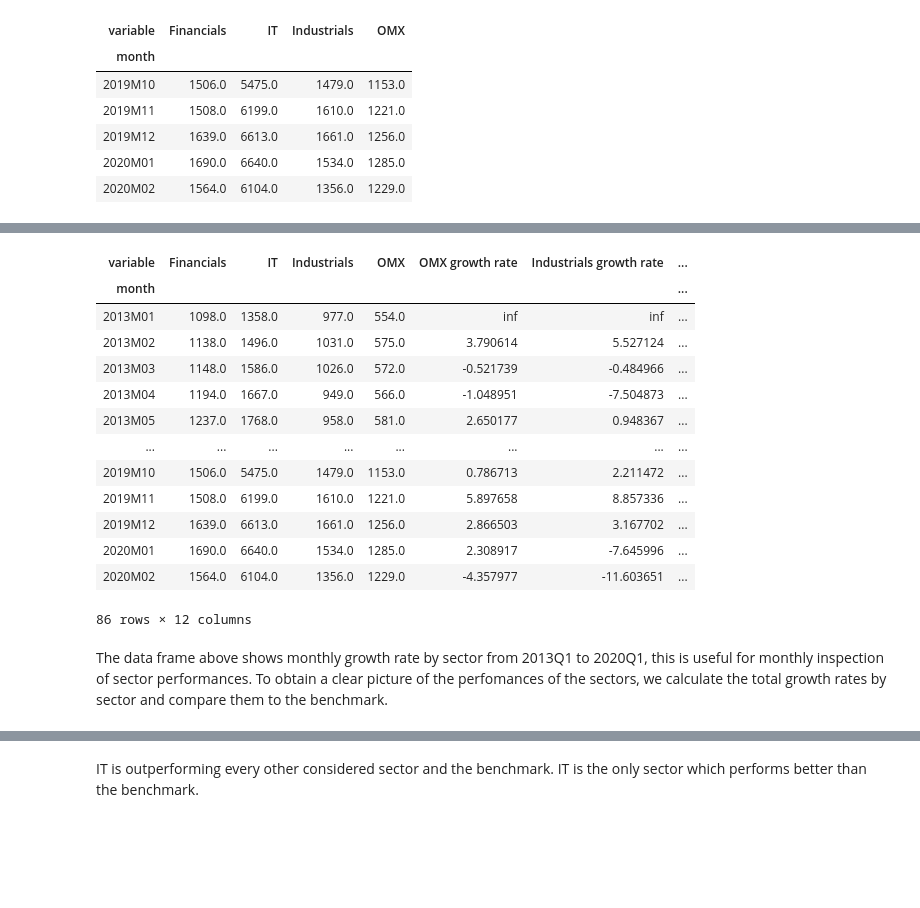
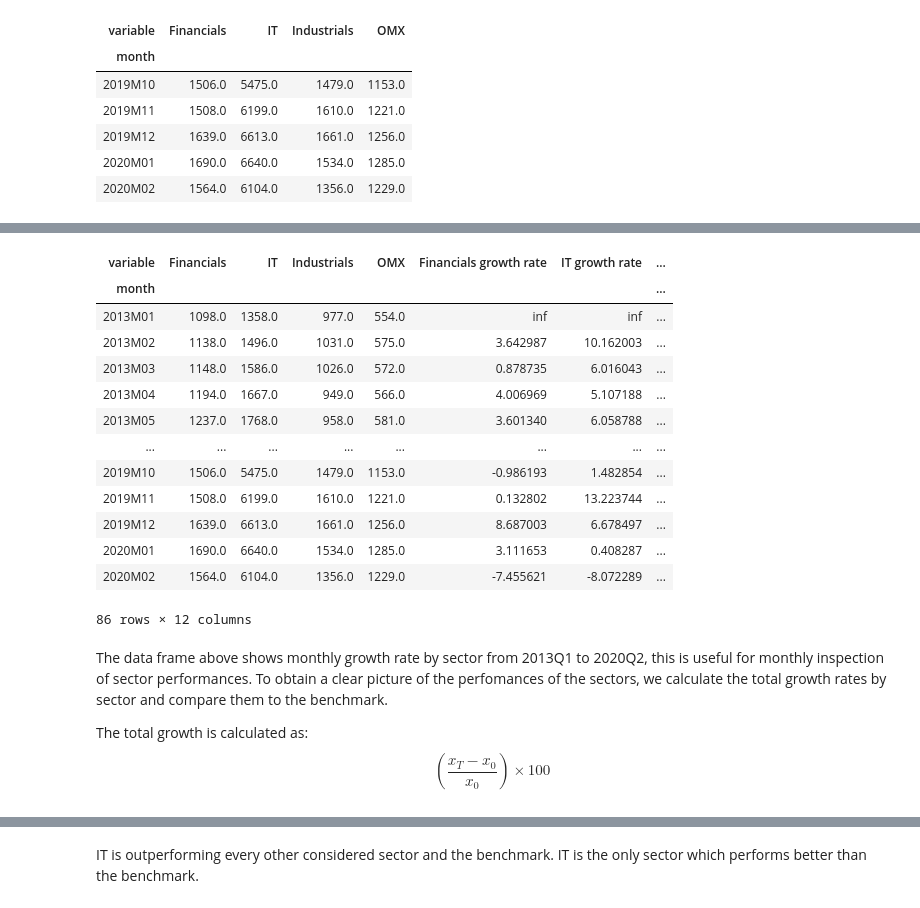
Before and after one commit to Mayland95/projects-2020-aan, a Jupyter notebook: dataproject/Dataproject.ipynb, the cells around one changed output, grey strips where cells are left out. Drawn from its saved outputs; the diff is of its cells as text; code cells hidden in the pictures; blank space fills up the shorter version.

```diff
--- a/dataproject/Dataproject.ipynb
+++ b/dataproject/Dataproject.ipynb
@@ -101,32 +111,37 @@ We calculate growth rates and average monthly growth rates. We create columns fo
-# %%
-# Calculating monthly growth rates and appending to dataframe
-res['OMX growth rate'] = ((res['OMX'] - res['OMX'].shift()) / res['OMX'].shift()) * 100
-res['Industrials growth rate'] = ((res['Industrials'] - res['Industrials'].shift()) / res['Industrials'].shift()) * 100
-res['Financials growth rate'] = ((res['Financials'] - res['Financials'].shift()) / res['Financials'].shift()) * 100
-res['IT growth rate'] = ((res['IT'] - res['IT'].shift()) / res['IT'].shift()) * 100
-
-# Calculating the avg. monthly growth rates for each index
-res['Avg. monthly growth rate OMX'] = ((res['OMX']['2020M02'] / res['OMX']['2013M01']) ** (1 / (12*7+2-1)) - 1) * 100
-res['Avg. monthly growth rate Industrials'] = ((res['Industrials']['2020M02'] / res['Industrials']['2013M01']) ** (1 / (12*7+2-1)) - 1) * 100
-res['Avg. monthly growth rate Financials'] = ((res['Financials']['2020M02'] / res['Financials']['2013M01']) ** (1 / (12*7+2-1)) - 1) * 100
-res['Avg. monthly growth rate IT'] = ((res['IT']['2020M02'] / res['IT']['2013M01']) ** (1 / (12*7+2-1)) - 1) * 100
-
-#Displaying the table
-res.tail(12*7+2) # 7 years of 12 months plus 2 months of 2020
-# %% [output]
-| variable | Financials | IT | Industrials | OMX | OMX growth rate | Industrials growth rate | ... |
-| month |  |  |  |  |  |  | ... |
-| 2013M01 | 1098.0 | 1358.0 | 977.0 | 554.0 | inf | inf | ... |
-| 2013M02 | 1138.0 | 1496.0 | 1031.0 | 575.0 | 3.790614 | 5.527124 | ... |
-| 2013M03 | 1148.0 | 1586.0 | 1026.0 | 572.0 | -0.521739 | -0.484966 | ... |
-| 2013M04 | 1194.0 | 1667.0 | 949.0 | 566.0 | -1.048951 | -7.504873 | ... |
-| 2013M05 | 1237.0 | 1768.0 | 958.0 | 581.0 | 2.650177 | 0.948367 | ... |
-| ... | ... | ... | ... | ... | ... | ... | ... |
-| 2019M10 | 1506.0 | 5475.0 | 1479.0 | 1153.0 | 0.786713 | 2.211472 | ... |
-| 2019M11 | 1508.0 | 6199.0 | 1610.0 | 1221.0 | 5.897658 | 8.857336 | ... |
-| 2019M12 | 1639.0 | 6613.0 | 1661.0 | 1256.0 | 2.866503 | 3.167702 | ... |
-| 2020M01 | 1690.0 | 6640.0 | 1534.0 | 1285.0 | 2.308917 | -7.645996 | ... |
-| 2020M02 | 1564.0 | 6104.0 | 1356.0 | 1229.0 | -4.357977 | -11.603651 | ... |
-86 rows × 12 columns
+# %%
+# Calculating monthly growth rates and appending to dataframe
+for i,(columnname, columndata) in enumerate(res.iteritems()) : # We are creating a loop which takes the index, name & data from each column
+    if i > 3 : # If we reach beyond index 3 which is the last column in the original dataframe we stop the iteration
+        StopIteration # Boundary such that the dataframe size does not increase everytime we run the code
+    else : # Percentage growth calculation
+        res[columnname + ' growth rate'] = ((columndata - columndata.shift()) / columndata.shift()) * 100
+
+# Calculating the avg. monthly growth rates for each index
+for i,(columnname, columndata) in enumerate(res.iteritems()) : # We are iterating the same way as before
+    if i > 3 : # Setting our boundary
+        StopIteration
+    else : # Avg. growth calculation during 12*7+2-1 months. Corresponding to 7 years and 2 months, and subtracting month '0'
+        res[columnname + ' avg. monthly growth rate'] = ((columndata['2020M02'] / columndata['2013M01']) ** (1 / (12*7+2-1)) - 1) * 100
+
+#Displaying the table
+res.tail(12*7+2) # 7 years of 12 months plus 2 months of 2020
+# %% [output]
+| variable | Financials | IT | Industrials | OMX | Financials growth rate | IT growth rate | ... |
+| month |  |  |  |  |  |  | ... |
+| 2013M01 | 1098.0 | 1358.0 | 977.0 | 554.0 | inf | inf | ... |
+| 2013M02 | 1138.0 | 1496.0 | 1031.0 | 575.0 | 3.642987 | 10.162003 | ... |
+| 2013M03 | 1148.0 | 1586.0 | 1026.0 | 572.0 | 0.878735 | 6.016043 | ... |
+| 2013M04 | 1194.0 | 1667.0 | 949.0 | 566.0 | 4.006969 | 5.107188 | ... |
+| 2013M05 | 1237.0 | 1768.0 | 958.0 | 581.0 | 3.601340 | 6.058788 | ... |
+| ... | ... | ... | ... | ... | ... | ... | ... |
+| 2019M10 | 1506.0 | 5475.0 | 1479.0 | 1153.0 | -0.986193 | 1.482854 | ... |
+| 2019M11 | 1508.0 | 6199.0 | 1610.0 | 1221.0 | 0.132802 | 13.223744 | ... |
+| 2019M12 | 1639.0 | 6613.0 | 1661.0 | 1256.0 | 8.687003 | 6.678497 | ... |
+| 2020M01 | 1690.0 | 6640.0 | 1534.0 | 1285.0 | 3.111653 | 0.408287 | ... |
+| 2020M02 | 1564.0 | 6104.0 | 1356.0 | 1229.0 | -7.455621 | -8.072289 | ... |
+86 rows × 12 columns
 # %% [markdown]
-The data frame above shows monthly growth rate by sector from 2013Q1 to 2020Q1, this is useful for monthly inspection of sector performances. To obtain a clear picture of the perfomances of the sectors, we calculate the total growth rates by sector and compare them to the benchmark.
+The data frame above shows monthly growth rate by sector from 2013Q1 to 2020Q2, this is useful for monthly inspection of sector performances. To obtain a clear picture of the perfomances of the sectors, we calculate the total growth rates by sector and compare them to the benchmark.
+
+The total growth is calculated as:
+$$\left( \frac{x_{T}-x_{0}}{x_{0}} \right) \times 100$$
```
Also changed, not shown: parts of 10 cells of this notebook.
